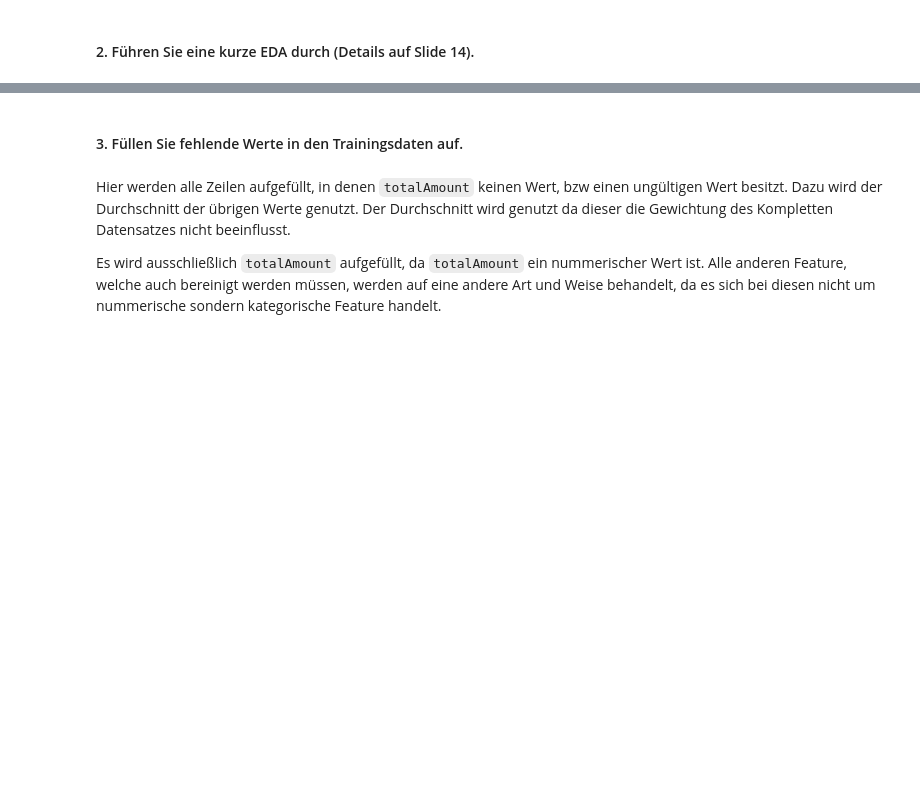
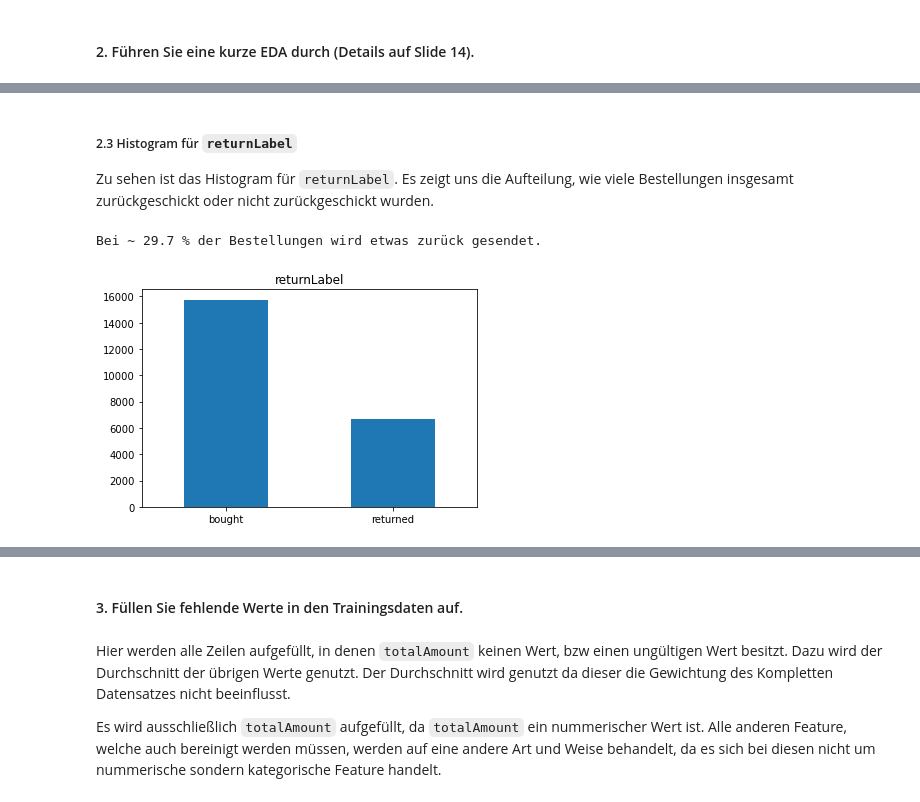
Before and after one commit to pabair/ml-kurs-ss22, a Jupyter notebook: ML_Projekt_Abgabe.ipynb, the cells around one changed output, grey strips where cells are left out. Drawn from its saved outputs; the diff is of its cells as text; code cells hidden in the pictures; blank space fills up the shorter version.

```diff
--- a/ML_Projekt_Abgabe.ipynb
+++ b/ML_Projekt_Abgabe.ipynb
@@ -52,0 +56,14 @@ sns.displot(plotable_data, x='returnLabel', y='totalAmount', kind='hist')
+# %% [markdown]
+##### 2.3 Histogram für `returnLabel`
+Zu sehen ist das Histogram für `returnLabel`. Es zeigt uns die Aufteilung, wie viele Bestellungen insgesamt zurückgeschickt oder nicht zurückgeschickt wurden.
+# %%
+# verteilung von returnLabel als plot
+plotable_data['returnLabel'].value_counts().plot(kind='bar', title='returnLabel',rot=0)
+
+returnData = plotable_data['returnLabel'].value_counts()
+percentReturned = returnData['returned']/(returnData['bought']+returnData['returned'])
+
+print("Bei ~",(percentReturned*100).round(2),"% der Bestellungen wird etwas zurück gesendet.")
+# %% [output]
+Bei ~ 29.7 % der Bestellungen wird etwas zurück gesendet.
+[figure, added]
```
Also changed, not shown: parts of 13 cells of this notebook.
